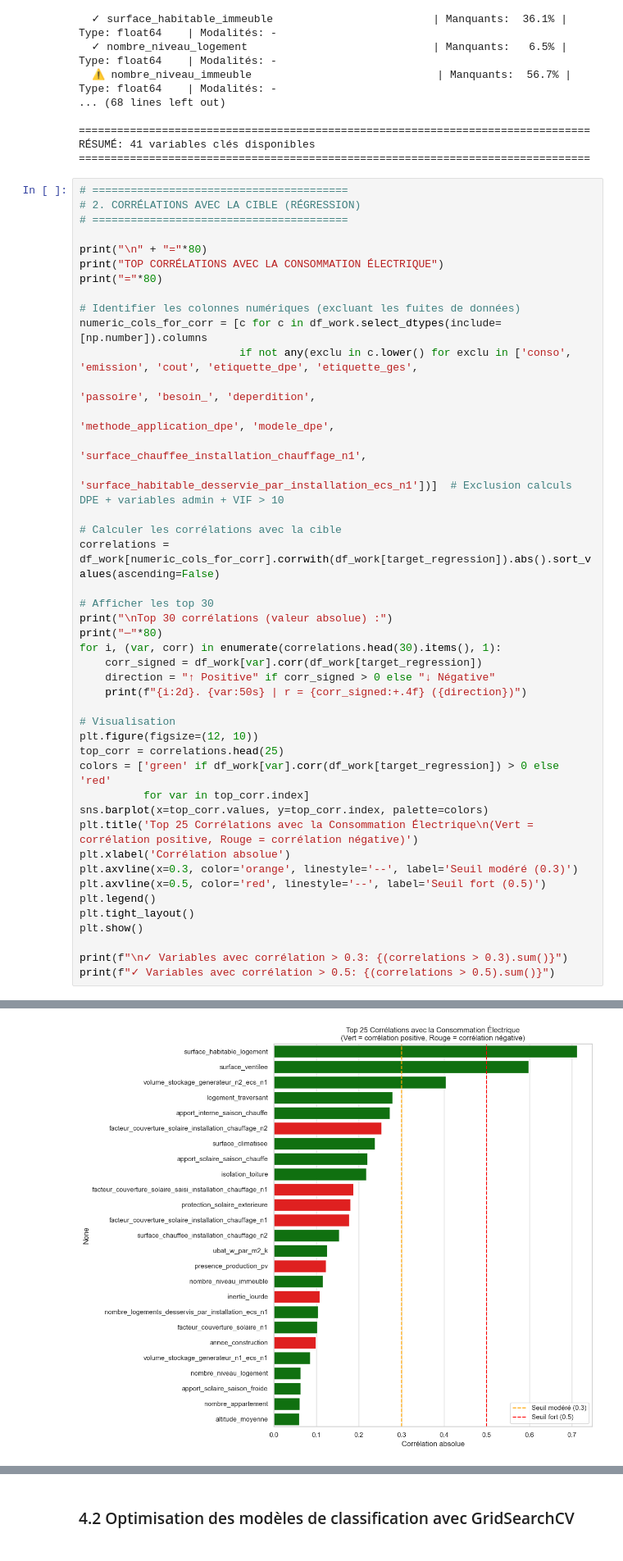
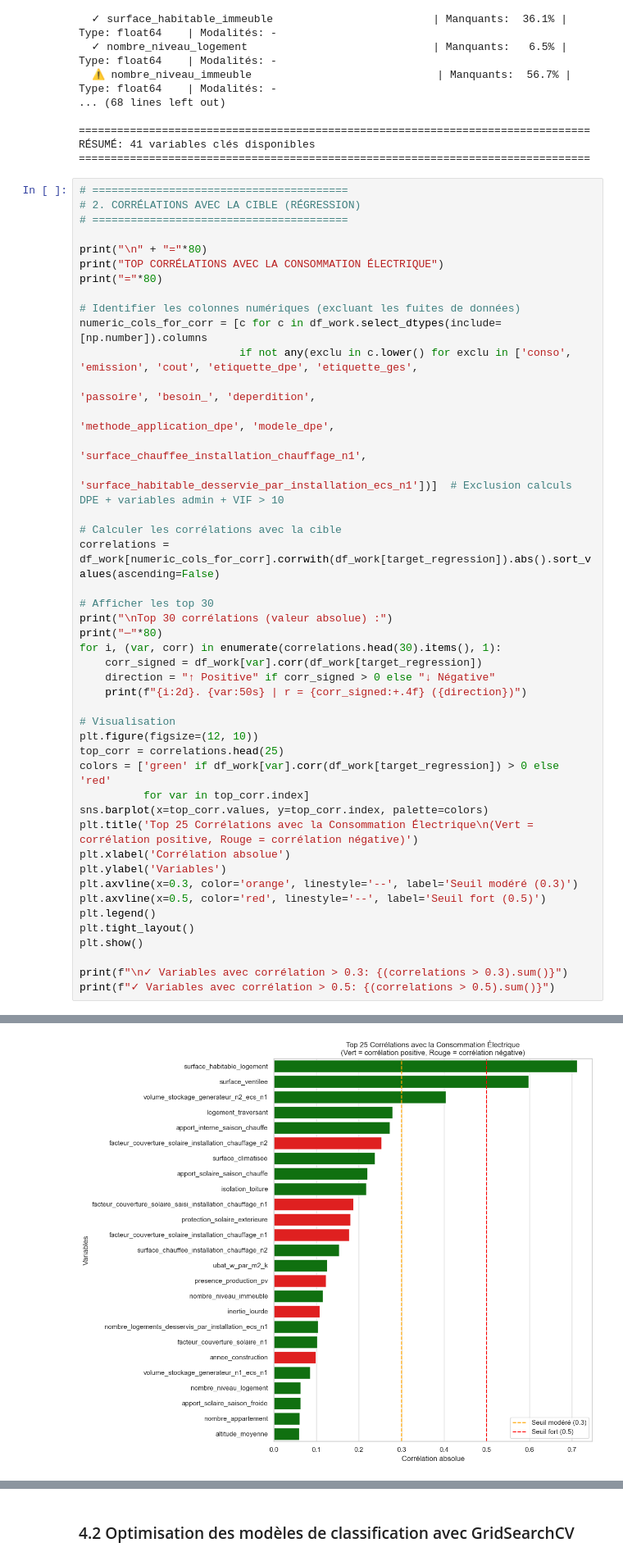
Before and after one commit to marinoo3/m2_enedis, a Jupyter notebook: notebooks/04_explore_models.ipynb, the cells around one changed output, grey strips where cells are left out. Shown at 82% size. Drawn from its saved outputs; the diff is of its cells as text.

```diff
--- a/notebooks/04_explore_models.ipynb
+++ b/notebooks/04_explore_models.ipynb
@@ -448,34 +448,35 @@ colors = ['green' if df_work[var].corr(df_work[target_regression]) > 0 else 'red
           for var in top_corr.index]
 sns.barplot(x=top_corr.values, y=top_corr.index, palette=colors)
 plt.title('Top 25 Corrélations avec la Consommation Électrique\n(Vert = corrélation positive, Rouge = corrélation négative)')
 plt.xlabel('Corrélation absolue')
+plt.ylabel('Variables')
 plt.axvline(x=0.3, color='orange', linestyle='--', label='Seuil modéré (0.3)')
 plt.axvline(x=0.5, color='red', linestyle='--', label='Seuil fort (0.5)')
 plt.legend()
 plt.tight_layout()
 plt.show()
 
 print(f"\n✓ Variables avec corrélation > 0.3: {(correlations > 0.3).sum()}")
 print(f"✓ Variables avec corrélation > 0.5: {(correlations > 0.5).sum()}")
 # %% [output]
 ================================================================================
 TOP CORRÉLATIONS AVEC LA CONSOMMATION ÉLECTRIQUE
 ================================================================================
 
 Top 30 corrélations (valeur absolue) :
 ────────────────────────────────────────────────────────────────────────────────
  1. surface_habitable_logement                         | r = +0.7125 (↑ Positive)
  2. surface_ventilee                                   | r = +0.5977 (↑ Positive)
  3. volume_stockage_generateur_n2_ecs_n1               | r = +0.4043 (↑ Positive)
  4. logement_traversant                                | r = +0.2789 (↑ Positive)
  5. apport_interne_saison_chauffe                      | r = +0.2728 (↑ Positive)
  6. facteur_couverture_solaire_installation_chauffage_n2 | r = -0.2535 (↓ Négative)
 ... (20 lines left out)
 27. surface_tertiaire_immeuble                         | r = -0.0496 (↓ Négative)
 28. coordonnee_cartographique_x_ban                    | r = +0.0456 (↑ Positive)
 29. facteur_couverture_solaire_saisi_n1                | r = +0.0404 (↑ Positive)
 30. appartement_non_visite                             | r = -0.0371 (↓ Négative)
-[figure, old version]
+[figure, new version]
 ✓ Variables avec corrélation > 0.3: 3
 ✓ Variables avec corrélation > 0.5: 2
 # %%
```
Also changed, not shown: parts of 10 cells of this notebook.
